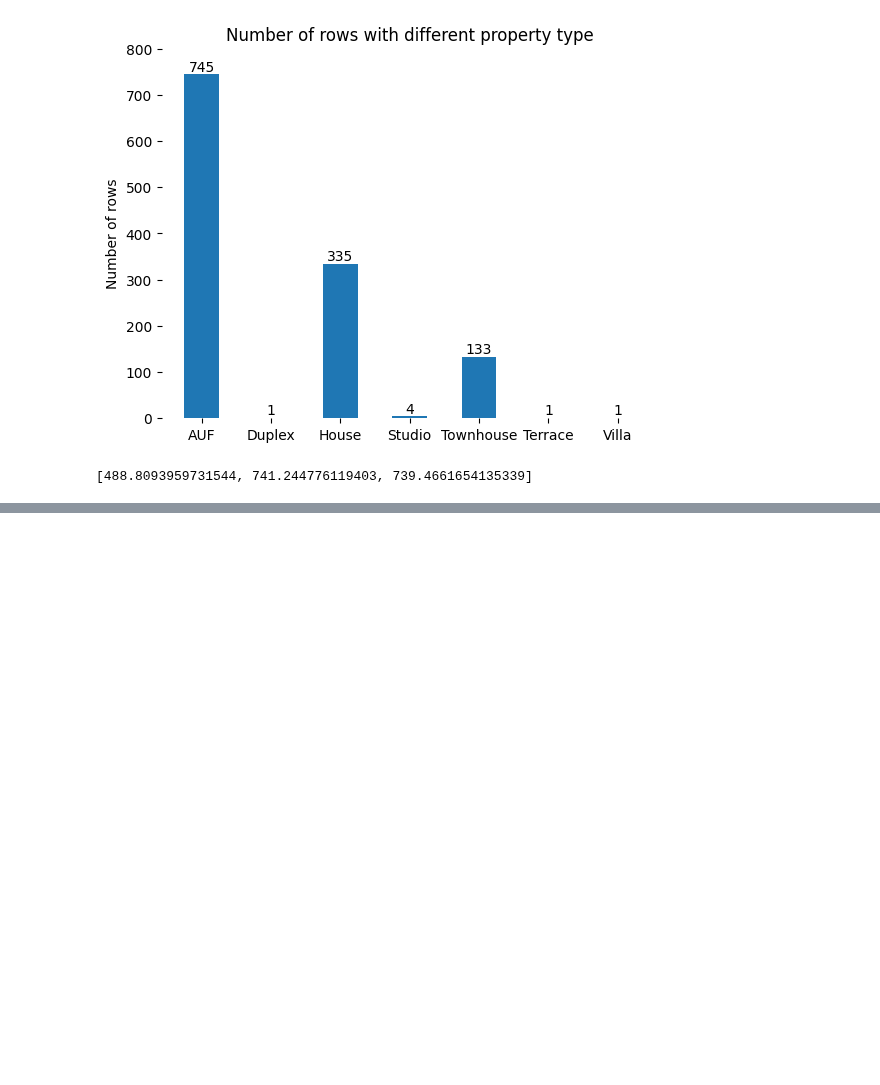
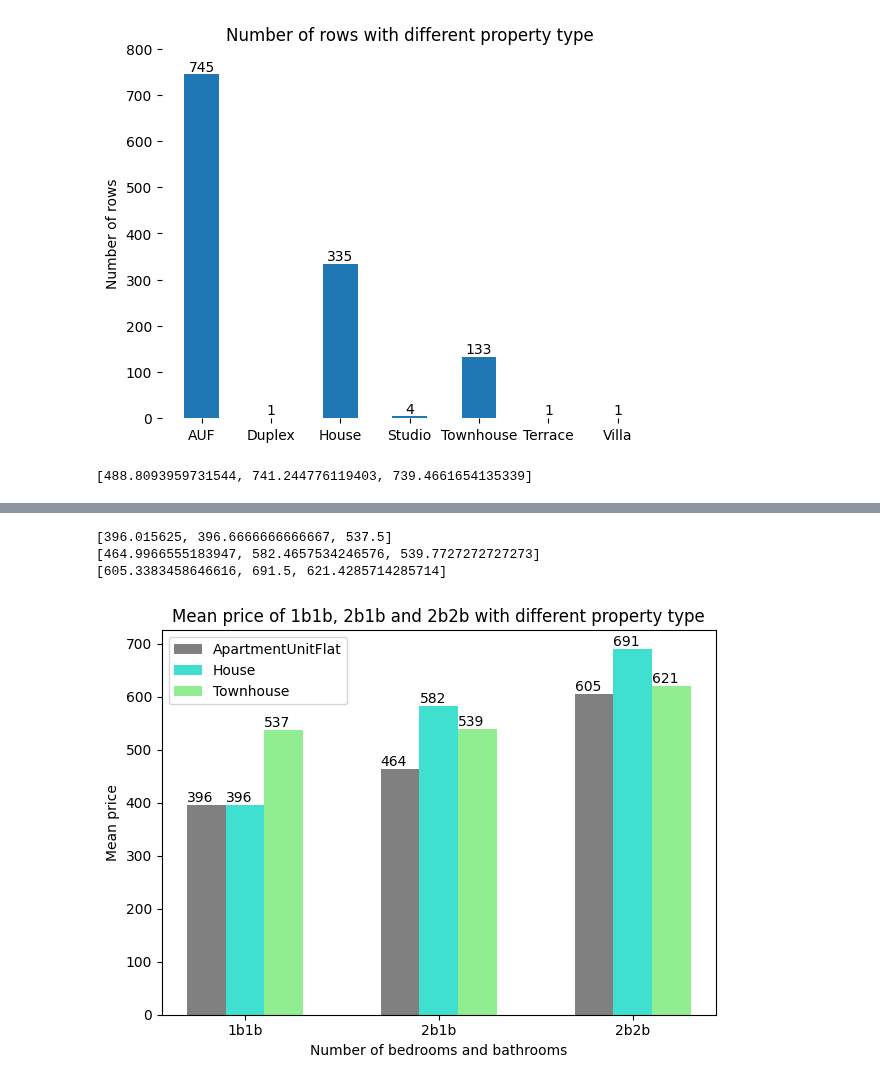
Before and after one commit to MAST30034-Applied-Data-Science/generic-real-estate-consulting-project-group-55, a Jupyter notebook: notebooks/rent_analysis.ipynb, the cells around one changed output, grey strips where cells are left out. Cells and saved outputs as stored; diff of their text form; code cells hidden in the pictures; blank space fills up the shorter version.

```diff
--- a/notebooks/rent_analysis.ipynb
+++ b/notebooks/rent_analysis.ipynb
@@ -431,0 +663,68 @@ mean_property
+# %%
+# get the mean price of 1 bedroom and 1 bathroom data with different property type
+
+# b1b1
+b1b1_AUF = property_ApartmentUnitFlat[(property_ApartmentUnitFlat.bedrooms == 1)
+                                      & (property_ApartmentUnitFlat.bathrooms == 1)]["price"].mean()
+b1b1_house = property_House[(property_House.bedrooms == 1)
+                            & (property_House.bathrooms == 1)]["price"].mean()
+b1b1_townhouse = property_Townhouse[(property_Townhouse.bedrooms == 1)
+                                    & (property_Townhouse.bathrooms == 1)]["price"].mean()
+b1b1_list = [b1b1_AUF, b1b1_house, b1b1_townhouse]
+print(b1b1_list)
+
+# b2b1
+b2b1_AUF = property_ApartmentUnitFlat[(property_ApartmentUnitFlat.bedrooms == 2)
+                                      & (property_ApartmentUnitFlat.bathrooms == 1)]["price"].mean()
+b2b1_house = property_House[(property_House.bedrooms == 2)
+                            & (property_House.bathrooms == 1)]["price"].mean()
+b2b1_townhouse = property_Townhouse[(property_Townhouse.bedrooms == 2)
+                                    & (property_Townhouse.bathrooms == 1)]["price"].mean()
+b2b1_list = [b2b1_AUF, b2b1_house, b2b1_townhouse]
+print(b2b1_list)
+
+# b2b2
+b2b2_AUF = property_ApartmentUnitFlat[(property_ApartmentUnitFlat.bedrooms == 2)
+                                      & (property_ApartmentUnitFlat.bathrooms == 2)]["price"].mean()
+b2b2_house = property_House[(property_House.bedrooms == 2)
+                            & (property_House.bathrooms == 2)]["price"].mean()
+b2b2_townhouse = property_Townhouse[(property_Townhouse.bedrooms == 2)
+                                    & (property_Townhouse.bathrooms == 2)]["price"].mean()
+b2b2_list = [b2b2_AUF, b2b2_house, b2b2_townhouse]
+print(b2b2_list)
+# %% [output]
+[396.015625, 396.6666666666667, 537.5]
+[464.9966555183947, 582.4657534246576, 539.7727272727273]
+[605.3383458646616, 691.5, 621.4285714285714]
+# %%
+# plot the mean price of 1b1b, 2b1b and 2b2b with different property type
+a4 = [int(b1b1_AUF), int(b2b1_AUF), int(b2b2_AUF)]
+b4 = [int(b1b1_house), int(b2b1_house), int(b2b2_house)]
+c4 = [int(b1b1_townhouse), int(b2b1_townhouse), int(b2b2_townhouse)]
+
+labels4 = ["1b1b", "2b1b", "2b2b"]
+x4 = np.arange(len(labels4))
+
+fig4, ax4 = plt.subplots()
+rect41 = ax4.bar(x4 - width, a4, width, label="ApartmentUnitFlat", color="grey")
+rect42 = ax4.bar(x4, b4, width, label="House", color="turquoise")
+rect43 = ax4.bar(x4 + width, c4, width, label="Townhouse", color="lightgreen")
+
+ax4.set_ylabel("Mean price")
+ax4.set_xlabel("Number of bedrooms and bathrooms")
+ax4.set_title("Mean price of 1b1b, 2b1b and 2b2b with different property type")
+ax4.set_xticks(x4)
+ax4.set_xticklabels(labels4)
+ax4.legend()
+
+auto_label(rect41)
+auto_label(rect42)
+auto_label(rect43)
+auto_text(rect41)
+auto_text(rect42)
+auto_text(rect43)
+
+fig4.tight_layout()
+fig4.savefig("../plots/1b1b, 2b1b and 2b2b with different property type.png")
+# %% [output]
+[figure, added]
```
Also changed, not shown: parts of 33 cells of this notebook, 16 other files.
